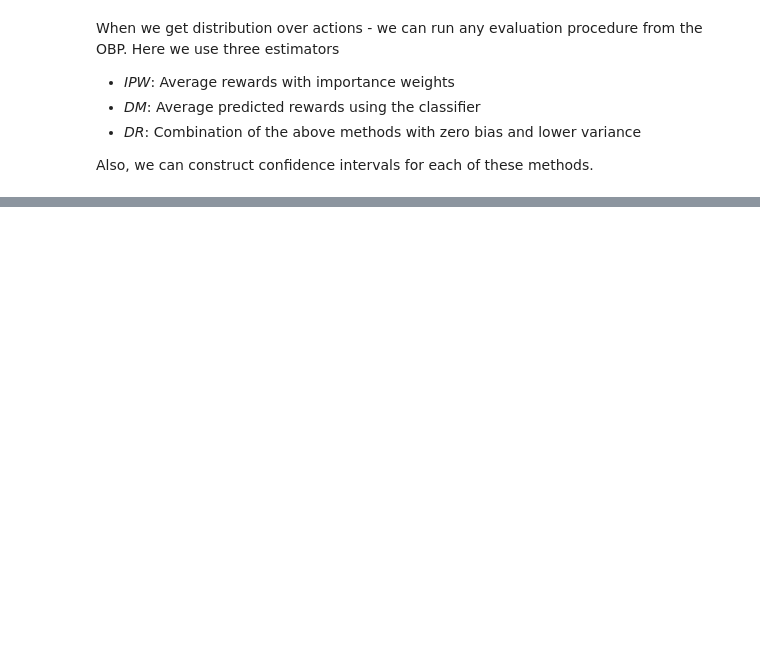
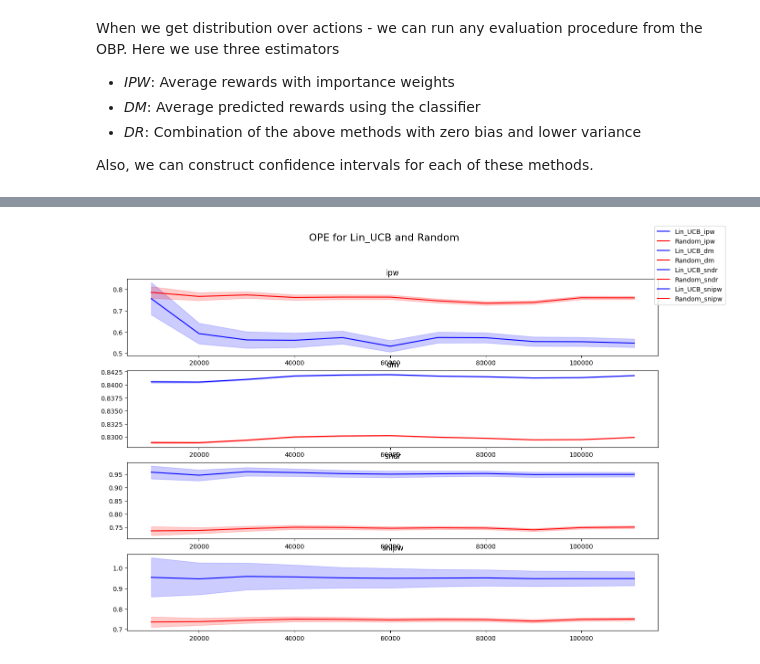
Before and after one commit to HDI-lab-HSE/RePlayHDILab2024, a Jupyter notebook: replay/experimental/scenarios/movielens_wrapper/09_obp_connector.ipynb, the cells around one changed output, grey strips where cells are left out. Drawn from its saved outputs; the diff is of its cells as text; code cells hidden in the pictures; blank space fills up the shorter version.

```diff
--- a/replay/experimental/scenarios/movielens_wrapper/09_obp_connector.ipynb
+++ b/replay/experimental/scenarios/movielens_wrapper/09_obp_connector.ipynb
@@ -460,0 +427,4 @@ mean              0.682140  0.844054  0.799272  0.799787
+# %%
+plot_res_two_politics(CIs_2, CIs_3, "Lin_UCB", "Random")
+# %% [output]
+[figure, added]
```
Also changed, not shown: parts of 43 cells of this notebook.
